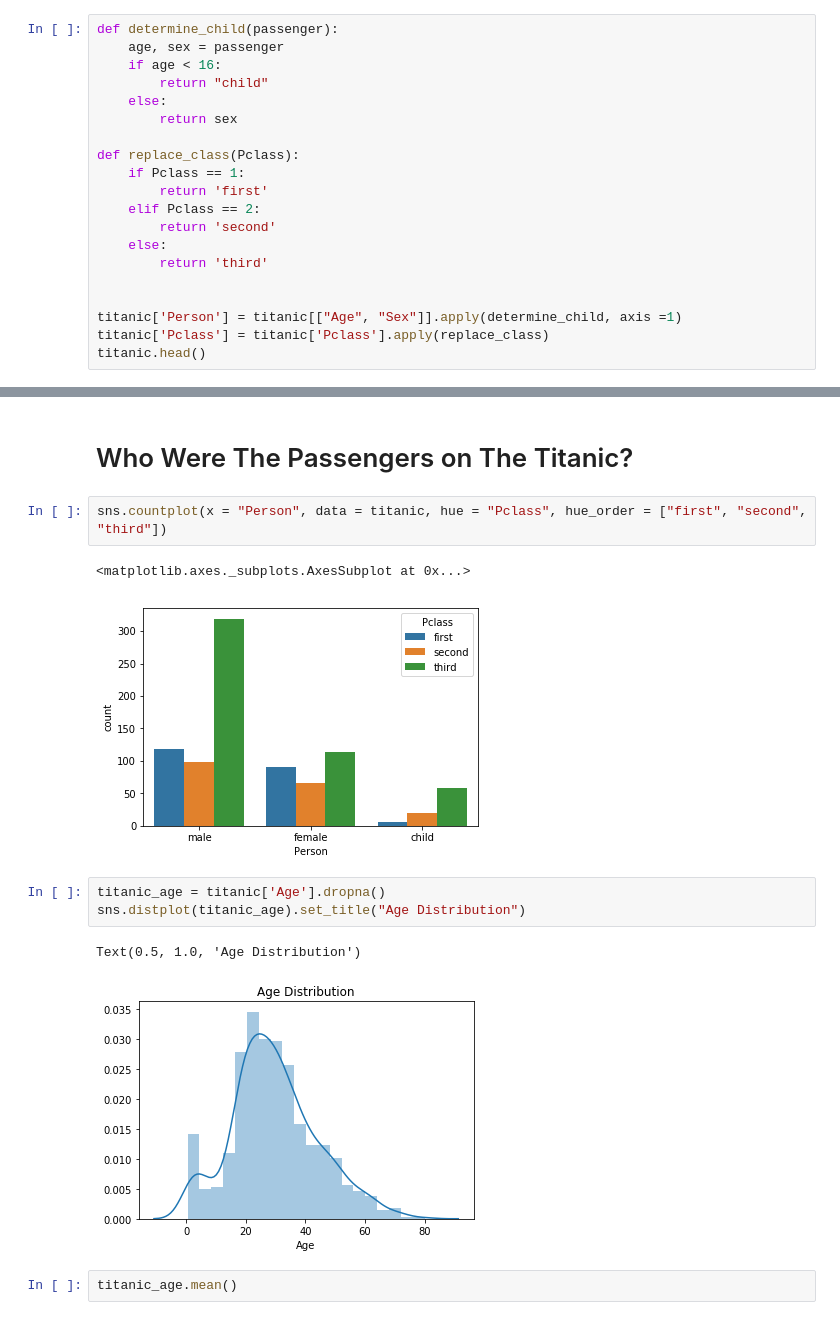
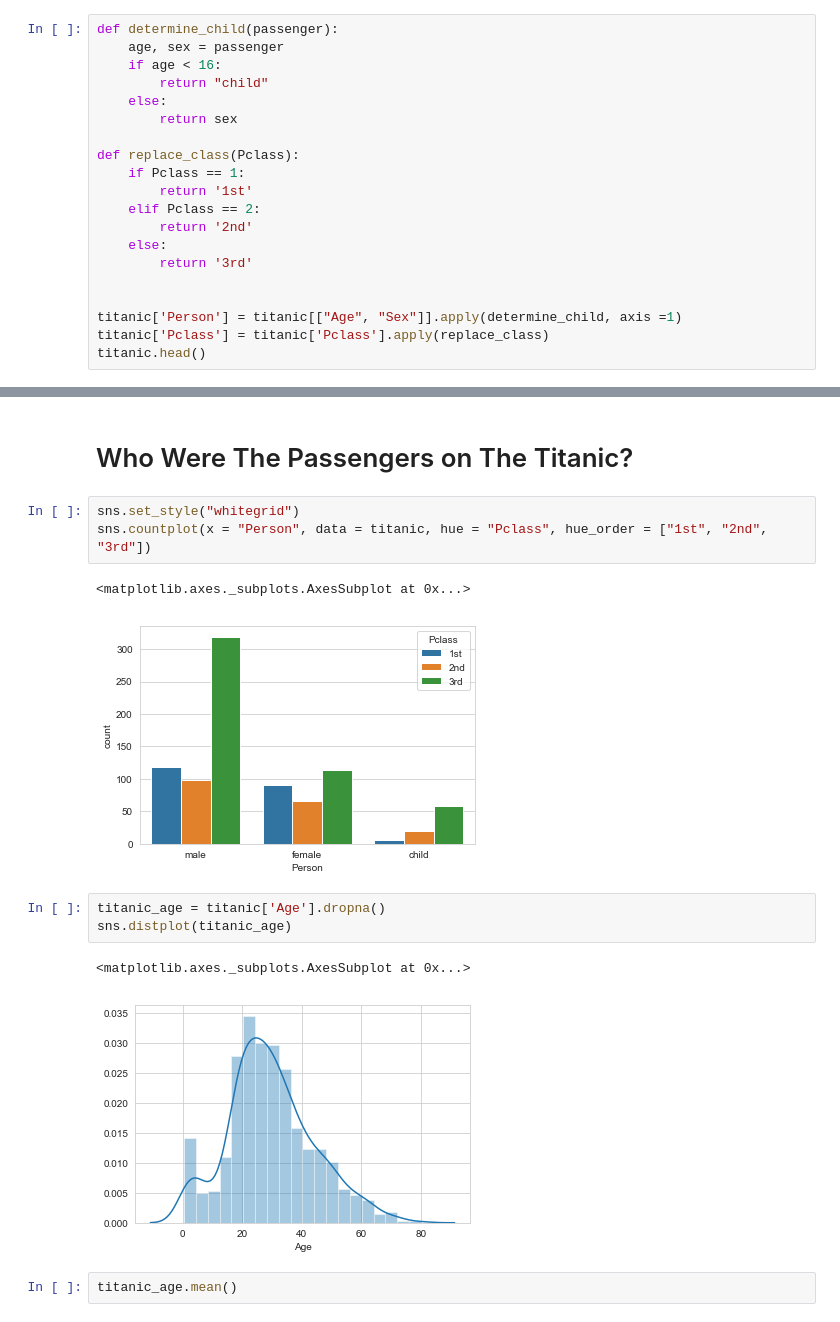
Before and after one commit to kimdang/Titanic_Machine_Learning, a Jupyter notebook: Titanic Machine Learning.ipynb, the cells around one changed output, grey strips where cells are left out. Cells and saved outputs as stored; diff of their text form.

Commit message:
wrap up data analysis

```diff
--- a/Titanic Machine Learning.ipynb
+++ b/Titanic Machine Learning.ipynb
@@ -17,11 +18,11 @@ def determine_child(passenger):
 
 def replace_class(Pclass):
     if Pclass == 1:
-        return 'first'
+        return '1st'
     elif Pclass == 2:
-        return 'second'
+        return '2nd'
     else:
-        return 'third'
+        return '3rd'
 
 
 titanic['Person'] = titanic[["Age", "Sex"]].apply(determine_child, axis =1)
@@ -44,16 +45,17 @@ titanic.head()
 # %% [markdown]
 <h1>Who Were The Passengers on The Titanic? </h1>
 # %%
-sns.countplot(x = "Person", data = titanic, hue = "Pclass", hue_order = ["first", "second", "third"])
+sns.set_style("whitegrid")
+sns.countplot(x = "Person", data = titanic, hue = "Pclass", hue_order = ["1st", "2nd", "3rd"])
 # %% [output]
 <matplotlib.axes._subplots.AxesSubplot at 0x...>
-[figure, old version]
+[figure, new version]
 # %%
 titanic_age = titanic['Age'].dropna()
-sns.distplot(titanic_age).set_title("Age Distribution")
+sns.distplot(titanic_age)
 # %% [output]
-Text(0.5, 1.0, 'Age Distribution')
+<matplotlib.axes._subplots.AxesSubplot at 0x...>
-[figure, old version]
+[figure, new version]
 # %%
 titanic_age.mean()
 # %% [output]
```
Also changed, not shown: parts of 21 cells of this notebook.
